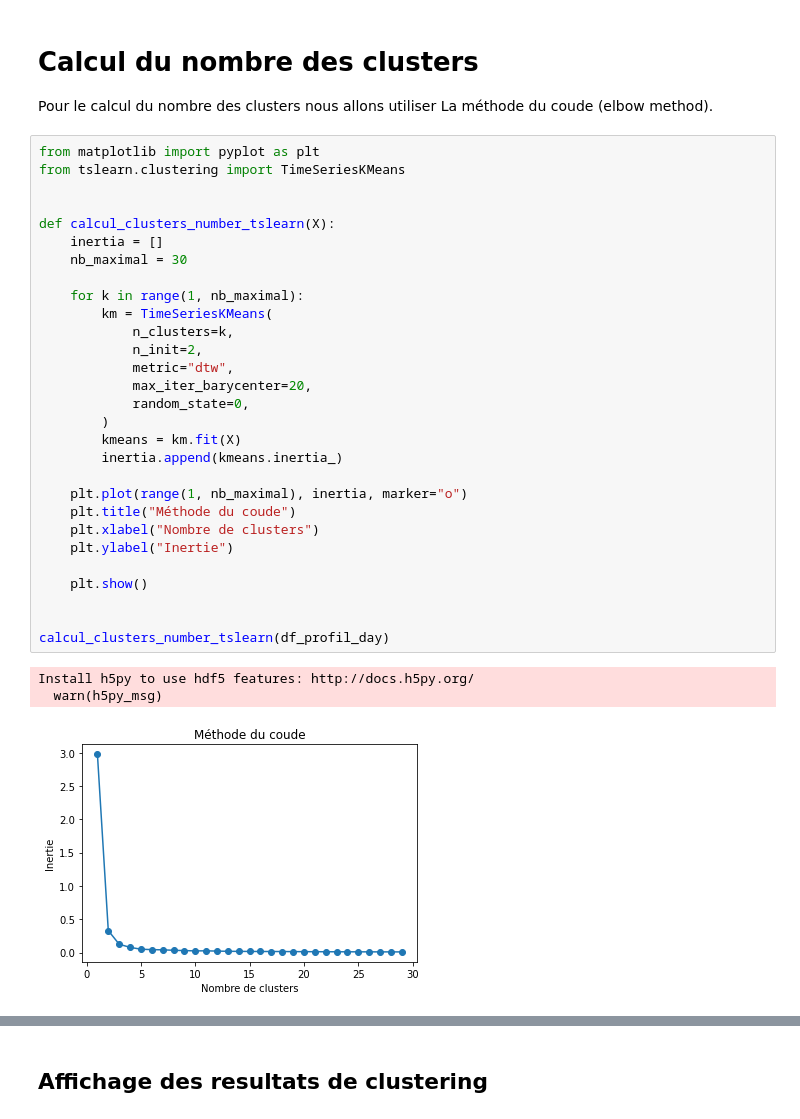
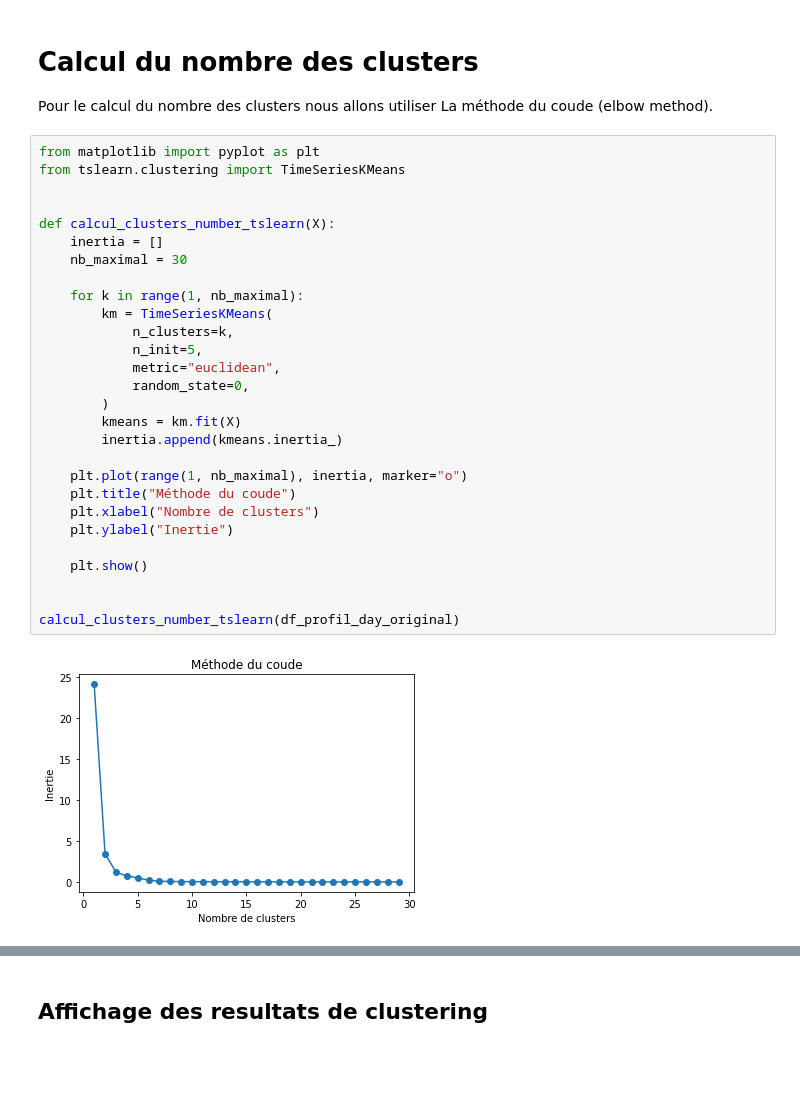
Before and after one commit to Cristina-MariaG/Big_data_clustering_electricity_consumption, a Jupyter notebook: a_day_profil_conso_office_electricity_exam_building_1_.ipynb, the cells around one changed output, grey strips where cells are left out. Cells and saved outputs as stored; diff of their text form; blank space fills up the shorter version.

```diff
--- a/a_day_profil_conso_office_electricity_exam_building_1_.ipynb
+++ b/a_day_profil_conso_office_electricity_exam_building_1_.ipynb
@@ -599,36 +617,33 @@ Pour le calcul du nombre des clusters nous allons utiliser La méthode du coude
 # %%
 from matplotlib import pyplot as plt
 from tslearn.clustering import TimeSeriesKMeans
 
 
 def calcul_clusters_number_tslearn(X):
     inertia = []
     nb_maximal = 30
 
     for k in range(1, nb_maximal):
         km = TimeSeriesKMeans(
             n_clusters=k,
-            n_init=2,
-            metric="dtw",
-            max_iter_barycenter=20,
+            n_init=5,
+            metric="euclidean",
             random_state=0,
         )
         kmeans = km.fit(X)
         inertia.append(kmeans.inertia_)
 
     plt.plot(range(1, nb_maximal), inertia, marker="o")
     plt.title("Méthode du coude")
     plt.xlabel("Nombre de clusters")
     plt.ylabel("Inertie")
 
     plt.show()
 
 
-calcul_clusters_number_tslearn(df_profil_day)
+calcul_clusters_number_tslearn(df_profil_day_original)
 # %% [output]
-Install h5py to use hdf5 features: http://docs.h5py.org/
-  warn(h5py_msg)
-[figure, old version]
+[figure, new version]
 # %%
 nb_clusters = 3
 km_euclidean = TimeSeriesKMeans(
```
Also changed, not shown: parts of 13 cells of this notebook, 2 other files.
